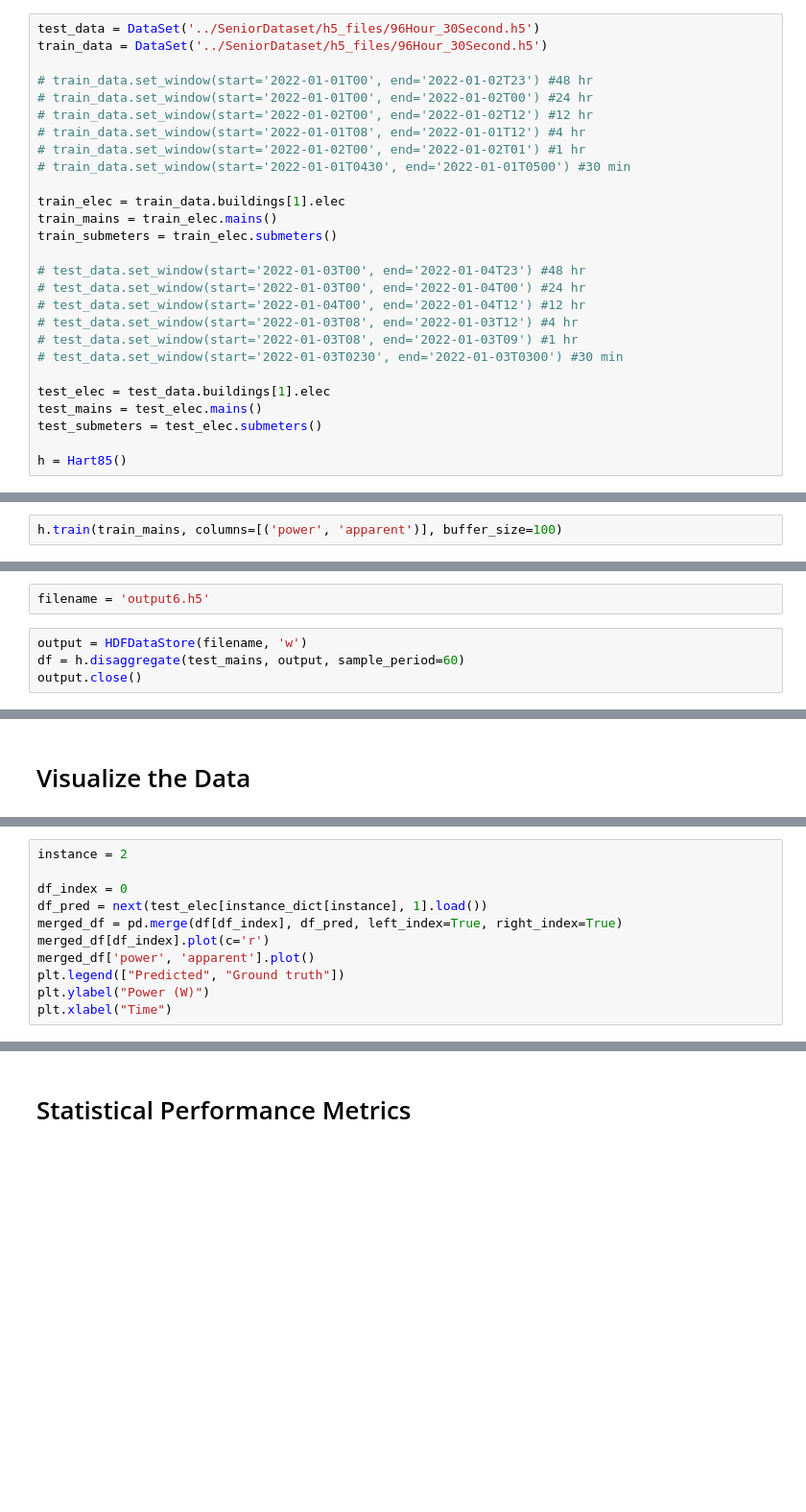
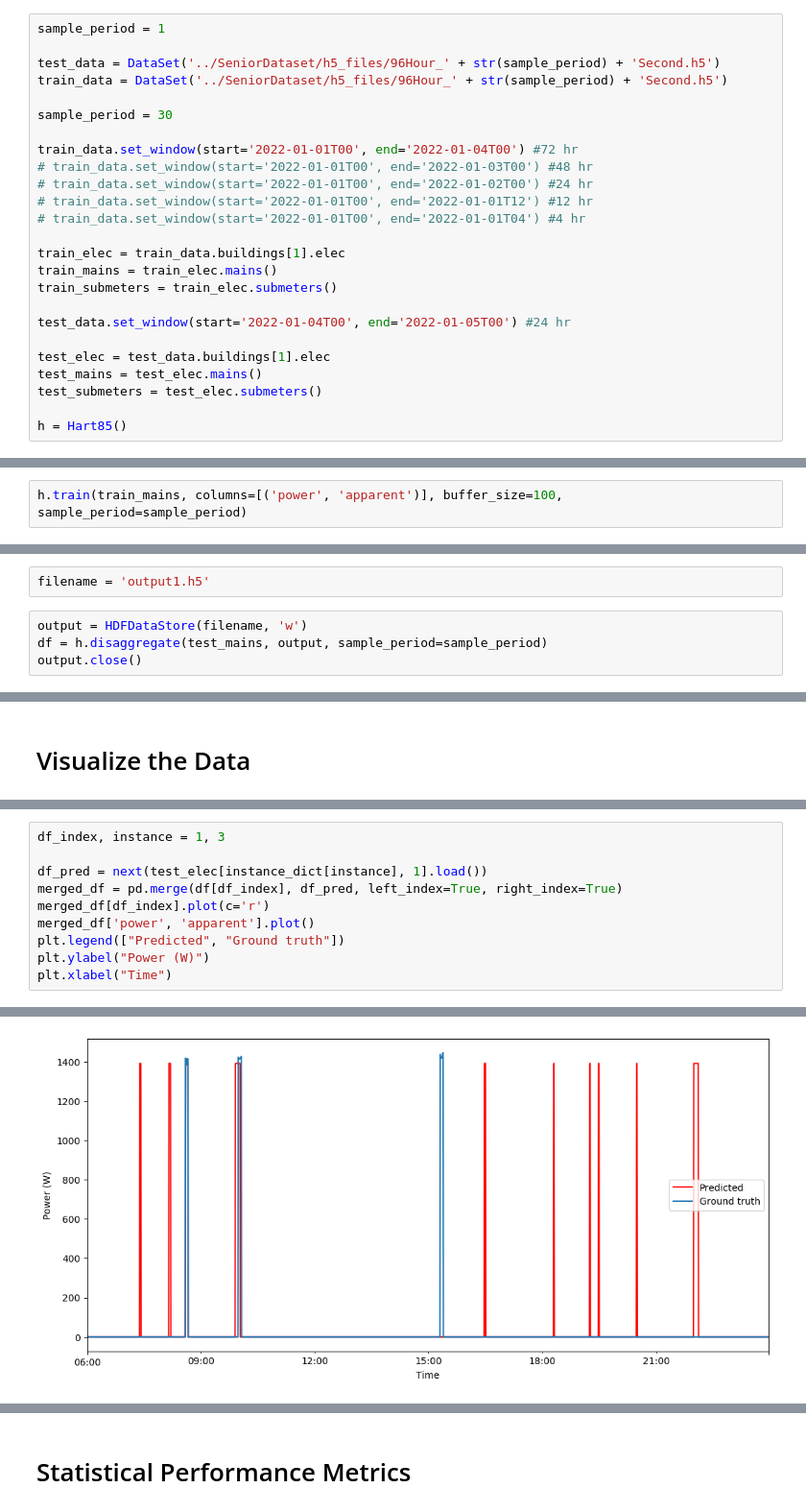
Before and after one commit to moorl007/SeniorProject, a Jupyter notebook: Hart Unsupervised/Hart_Performance_Analysis.ipynb, the cells around one changed output, grey strips where cells are left out. Shown at 96% size. Saved outputs shown, nothing was run; the diff lists cells and outputs as text; blank space fills up the shorter version.

```diff
--- a/Hart Unsupervised/Hart_Performance_Analysis.ipynb
+++ b/Hart Unsupervised/Hart_Performance_Analysis.ipynb
@@ -17,26 +18,24 @@ rcParams['figure.figsize'] = (13, 6)
 # %% [markdown]
 # Load Data
 # %%
-test_data = DataSet('../SeniorDataset/h5_files/96Hour_30Second.h5')
-train_data = DataSet('../SeniorDataset/h5_files/96Hour_30Second.h5')
+sample_period = 1
 
-# train_data.set_window(start='2022-01-01T00', end='2022-01-02T23') #48 hr
+test_data = DataSet('../SeniorDataset/h5_files/96Hour_' + str(sample_period) + 'Second.h5')
+train_data = DataSet('../SeniorDataset/h5_files/96Hour_' + str(sample_period) + 'Second.h5')
+
+sample_period = 30
+
+train_data.set_window(start='2022-01-01T00', end='2022-01-04T00') #72 hr
+# train_data.set_window(start='2022-01-01T00', end='2022-01-03T00') #48 hr
 # train_data.set_window(start='2022-01-01T00', end='2022-01-02T00') #24 hr
-# train_data.set_window(start='2022-01-02T00', end='2022-01-02T12') #12 hr
-# train_data.set_window(start='2022-01-01T08', end='2022-01-01T12') #4 hr
-# train_data.set_window(start='2022-01-02T00', end='2022-01-02T01') #1 hr
-# train_data.set_window(start='2022-01-01T0430', end='2022-01-01T0500') #30 min
+# train_data.set_window(start='2022-01-01T00', end='2022-01-01T12') #12 hr
+# train_data.set_window(start='2022-01-01T00', end='2022-01-01T04') #4 hr
 
 train_elec = train_data.buildings[1].elec
 train_mains = train_elec.mains()
 train_submeters = train_elec.submeters()
 
-# test_data.set_window(start='2022-01-03T00', end='2022-01-04T23') #48 hr
-# test_data.set_window(start='2022-01-03T00', end='2022-01-04T00') #24 hr
-# test_data.set_window(start='2022-01-04T00', end='2022-01-04T12') #12 hr
-# test_data.set_window(start='2022-01-03T08', end='2022-01-03T12') #4 hr
-# test_data.set_window(start='2022-01-03T08', end='2022-01-03T09') #1 hr
-# test_data.set_window(start='2022-01-03T0230', end='2022-01-03T0300') #30 min
+test_data.set_window(start='2022-01-04T00', end='2022-01-05T00') #24 hr
 
 test_elec = test_data.buildings[1].elec
 test_mains = test_elec.mains()
@@ -46,4 +45,4 @@ h = Hart85()
 # %% [markdown]
 # Train Hart85 Model
 # %%
-h.train(train_mains, columns=[('power', 'apparent')], buffer_size=100)
+h.train(train_mains, columns=[('power', 'apparent')], buffer_size=100, sample_period=sample_period)
@@ -50,8 +58,8 @@ h.train(train_mains, columns=[('power', 'apparent')], buffer_size=100)
 # %% [markdown]
 # Disaggregate
 # %%
-filename = 'output6.h5'
+filename = 'output1.h5'
 # %%
 output = HDFDataStore(filename, 'w')
-df = h.disaggregate(test_mains, output, sample_period=60)
+df = h.disaggregate(test_mains, output, sample_period=sample_period)
 output.close()
@@ -64,7 +100,6 @@ instance_dict = {2: 'fridge', 3: 'kettle', 4: 'microwave', 5: 'toaster', 6: 'hai
 # %%
-instance = 2
+df_index, instance = 1, 3
 
-df_index = 0
 df_pred = next(test_elec[instance_dict[instance], 1].load())
 merged_df = pd.merge(df[df_index], df_pred, left_index=True, right_index=True)
 merged_df[df_index].plot(c='r')
@@ -72,3 +107,4 @@ merged_df['power', 'apparent'].plot()
 plt.legend(["Predicted", "Ground truth"])
 plt.ylabel("Power (W)")
 plt.xlabel("Time")
+# %% [output]
@@ -74,0 +113 @@ plt.xlabel("Time")
+[figure, added]
```
Also changed, not shown: parts of 9 cells of this notebook, 17 other files.
